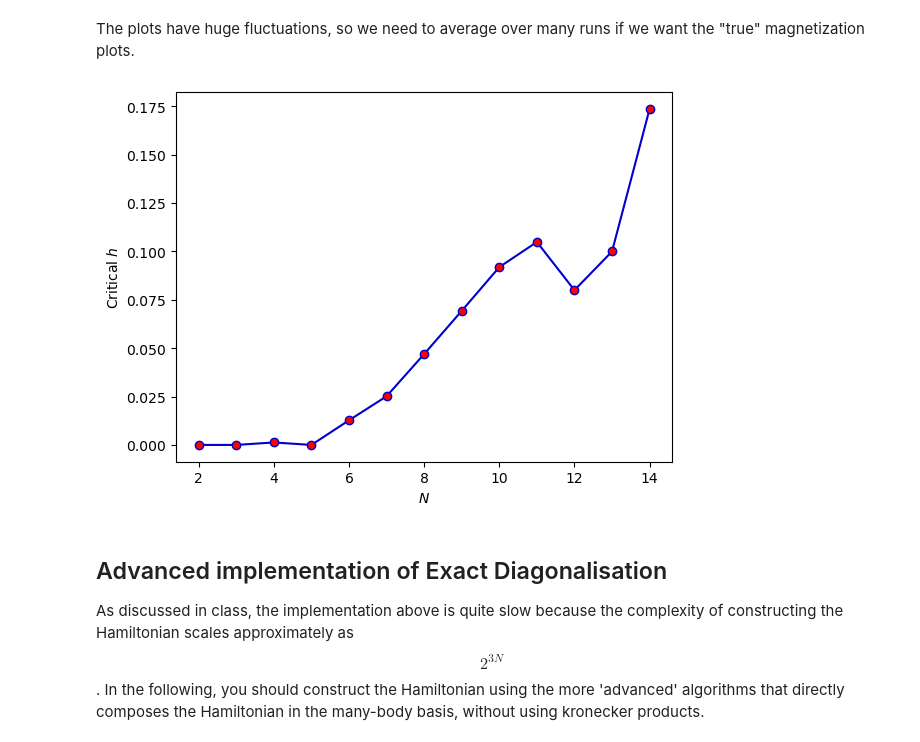
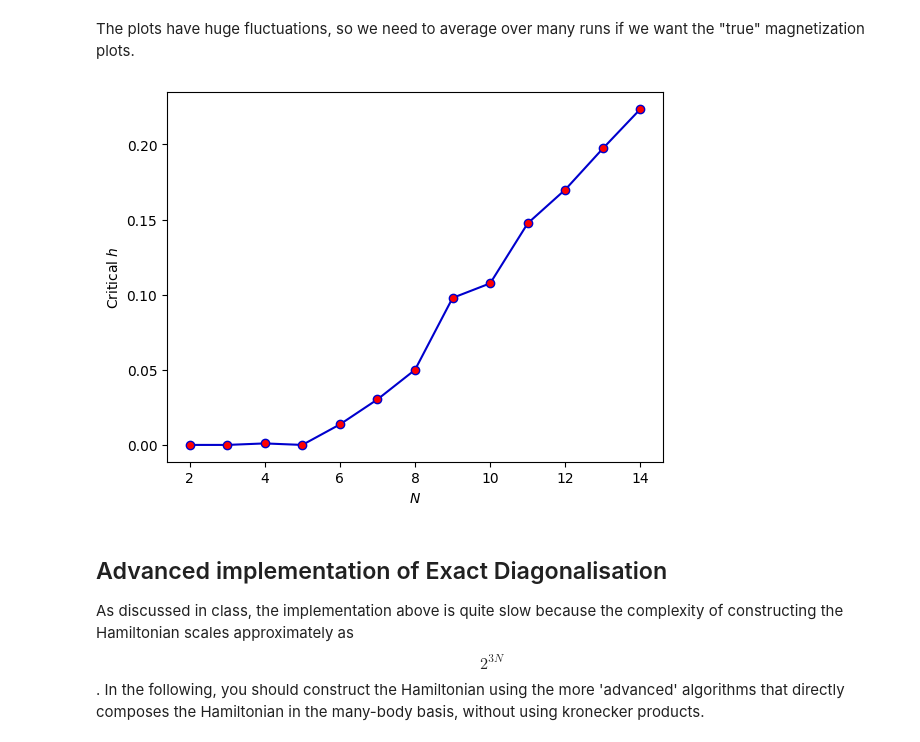
Before and after one commit to slhshamloo/computational-quantum-2025, a Jupyter notebook: 1. Exact Diagonalisation.ipynb, the cells around one changed output. Saved outputs shown, nothing was run; the diff lists cells and outputs as text; code cells hidden in the pictures.

```diff
--- a/1. Exact Diagonalisation.ipynb
+++ b/1. Exact Diagonalisation.ipynb
@@ -172,25 +172,25 @@ The plots have huge fluctuations, so we need to average over many runs if we wan
 # %%
 fig, ax = plt.subplots()
 ax.set_xlabel("$N$")
 ax.set_ylabel(r"Critical $h$")
 
 h_nonzero_mz = np.zeros(13)
 Ns = np.arange(2, 15)
 
-for N, h_vals in zip(Ns, [np.linspace(0.001, 0.01, 100)] * 3
-                     + [np.linspace(0.01, 0.04, 100)] * 2
-                     + [np.linspace(0.02, 0.05, 100)] * 2
-                     + [np.linspace(0.06, 0.1, 100)] * 2
-                     + [np.linspace(0.08, 1.3, 50)] * 2
-                     + [np.linspace(0.1, 1.5, 20)] * 2):
+for N, h_vals, thresh in zip(Ns, [np.linspace(0.001, 0.01, 100)] * 3
+                             + [np.linspace(0.01, 0.04, 100)] * 2
+                             + [np.linspace(0.02, 0.05, 100)] * 2
+                             + [np.linspace(0.07, 0.13, 100)] * 2
+                             + [np.linspace(0.12, 0.17, 50)] * 2
+                             + [np.linspace(0.15, 0.25, 20)] * 2, [1e-3] * 6 + [1e-5] * 7):
     h_vals, mz_vals = calculate_ising(N, 1.0, h_vals)
-    if any(np.abs(mz_vals) > 1e-3):
-        h_nonzero_mz[N-2] = h_vals[np.max(np.argwhere(np.abs(mz_vals) > 1e-3))]
+    if any(np.abs(mz_vals) > thresh):
+        h_nonzero_mz[N-2] = h_vals[np.max(np.argwhere(np.abs(mz_vals) > thresh))]
 
 ax.plot(Ns, h_nonzero_mz, 'o-', c="mediumblue", mfc="red")
 plt.show()
 # %% [output]
-[figure, old version]
+[figure, new version]
 # %% [markdown]
 ## Advanced implementation of Exact Diagonalisation
 
```
Also changed, not shown: parts of 3 cells of this notebook.
